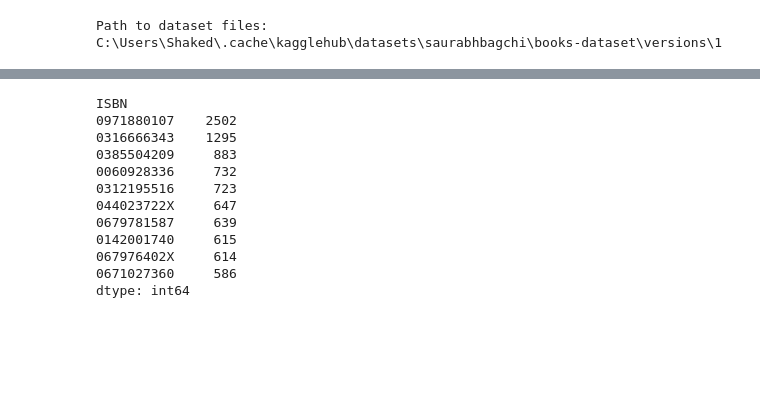
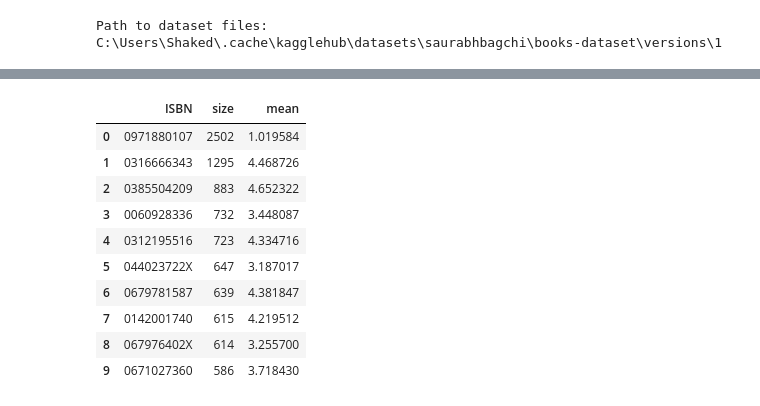
Before and after one commit to shaked-oren/ml_fun, a Jupyter notebook: intro.ipynb, the cells around one changed output, grey strips where cells are left out. Drawn from its saved outputs; the diff is of its cells as text; code cells hidden in the pictures; blank space fills up the shorter version.

```diff
--- a/intro.ipynb
+++ b/intro.ipynb
@@ -97,20 +91,29 @@ books.head()
 # %%
 df.head()
 # df['ISBN'].isna().sum() 0
 df['ISBN'].dtype
 
 df.groupby('ISBN').size().sort_values(ascending=False).head(10)
 # df['Book-Rating'].apply(type).value_counts() everything 1149766 is int
+
+top_books = (
+    df.groupby('ISBN')['Book-Rating']
+      .agg(['size', 'mean'])
+      .sort_values('size', ascending=False)
+      .head(10)
+)
+top_books = top_books.reset_index()
+
+top_books
 # %% [output]
-ISBN
-0971880107    2502
-0316666343    1295
-0385504209     883
-0060928336     732
-0312195516     723
-044023722X     647
-0679781587     639
-0142001740     615
-067976402X     614
-0671027360     586
-dtype: int64
+|  | ISBN | size | mean |
+| 0 | 0971880107 | 2502 | 1.019584 |
+| 1 | 0316666343 | 1295 | 4.468726 |
+| 2 | 0385504209 | 883 | 4.652322 |
+| 3 | 0060928336 | 732 | 3.448087 |
+| 4 | 0312195516 | 723 | 4.334716 |
+| 5 | 044023722X | 647 | 3.187017 |
+| 6 | 0679781587 | 639 | 4.381847 |
+| 7 | 0142001740 | 615 | 4.219512 |
+| 8 | 067976402X | 614 | 3.255700 |
+| 9 | 0671027360 | 586 | 3.718430 |
```
Also changed, not shown: parts of 5 cells of this notebook.
